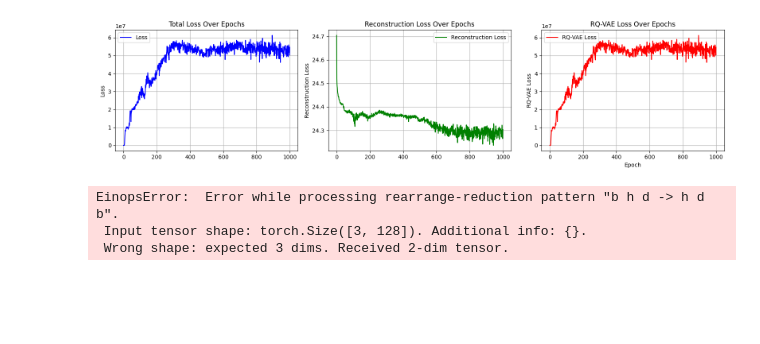
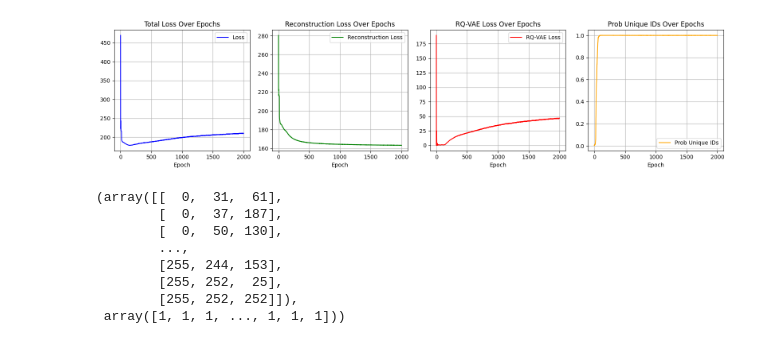
Before and after one commit to justinhangoebl/RQ-VAE-Recommender, a Jupyter notebook: train_rq_vae.ipynb, the cells around one changed output. Drawn from its saved outputs; the diff is of its cells as text; code cells hidden in the pictures; blank space fills up the shorter version.

Commit message:
add correct kmeans and single item semantic id generation

```diff
--- a/train_rq_vae.ipynb
+++ b/train_rq_vae.ipynb
@@ -16,21 +10,21 @@ from tqdm import tqdm
 from data.loader import load_amazon
 from modules.rq_vae import RQ_VAE
 # %%
-batch_size = 32
-normalize_data = True
+batch_size = 256
+normalize_data = False
 train_loader, data_clean = load_amazon(category='beauty', batch_size=batch_size, normalize_data=normalize_data)
 
-input_dimension = data_clean.shape[1]
+input_dimension = train_loader.dataset.shape[1]
 hidden_dimension = [input_dimension, 512, 256]
-latent_dimension = 128
+latent_dimension = 256
 
 num_codebook_layers = 3
 codebook_clusters = 256
 commitment_weight = 0.25
 
 learning_rate = 1e-3
-weight_decay = 1e-5
-num_epochs = 1000
+weight_decay = 1e-4
+num_epochs = 2000
 # %%
 model = RQ_VAE(
         input_dim = input_dimension,
@@ -45,9 +39,7 @@ model = RQ_VAE(
 device = torch.device("cuda" if torch.cuda.is_available() else "cpu")
 model.to(device)
 
-model.kmeans_init_codebooks(torch.tensor(data_clean))
-
-optimizer = optim.Adam(model.parameters(), lr=learning_rate, weight_decay=weight_decay)
+optimizer = optim.AdamW(model.parameters(), lr=learning_rate, weight_decay=weight_decay)
 # %%
 def train(model, train_loader, optimizer, num_epochs):
     model.train()
@@ -59,6 +51,10 @@ def train(model, train_loader, optimizer, num_epochs):
         total_loss = 0
         total_reconstruction_loss = 0
         total_commit_loss = 0
+        p_unique = 0
+        if(epoch == 0):
+            kmeans_init_data = torch.Tensor(data_clean[torch.arange(min(20000, len(data_clean)))]).to(device, dtype=torch.float32)
+            model(kmeans_init_data)
 
         for batch in train_loader:
             batch = batch.to(device).float()
@@ -70,11 +66,13 @@ def train(model, train_loader, optimizer, num_epochs):
             total_loss += result.loss.item()
             total_reconstruction_loss += result.reconstruction_loss.item()
             total_commit_loss += result.rqvae_loss.item()
+            p_unique += result.p_unique_ids.item()
         epoch_stats = {"Epoch": epoch,
                         "Loss": total_loss / len(train_loader),
                         "Reconstruction Loss": total_reconstruction_loss / len(train_loader),
-                        "Commitment Loss": total_commit_loss / len(train_loader)}
-        epoch_progress.set_postfix(Loss=epoch_stats["Loss"])
+                        "Commitment Loss": total_commit_loss / len(train_loader),
+                        "Prob Unique IDs": p_unique / len(train_loader)}
+        epoch_progress.set_postfix(epoch_stats)
         results.append(epoch_stats)
     return results
 # %%
@@ -83,7 +81,7 @@ losses = train(model, train_loader, optimizer, num_epochs)
 from matplotlib import pyplot as plt
 
 
-fig, axs = plt.subplots(1, 3, figsize=(16, 4), sharex=True)
+fig, axs = plt.subplots(1, 4, figsize=(16, 4), sharex=True)
 # Loss
 axs[0].plot(
     [item['Epoch'] for item in losses],
@@ -91,54 +89,70 @@ axs[0].plot(
     label='Loss',
     color='blue'
 )
-axs[0].set_ylabel("Loss")
+axs[0].set_xlabel("Epoch")
 axs[0].set_title("Total Loss Over Epochs")
 axs[0].legend()
 axs[0].grid(True)
 
 # RQ-VAE Loss
 axs[1].plot(
     [item['Epoch'] for item in losses],
     [item['Reconstruction Loss'].cpu().item() if hasattr(item['Reconstruction Loss'], 'cpu') else item['Reconstruction Loss'] for item in losses],
     label='Reconstruction Loss',
     color='green'
 )
-axs[1].set_ylabel("Reconstruction Loss")
+axs[1].set_xlabel("Epoch")
 axs[1].set_title("Reconstruction Loss Over Epochs")
 axs[1].legend()
 axs[1].grid(True)
 
 # Reconstruction Loss
 axs[2].plot(
     [item['Epoch'] for item in losses],
     [item['Commitment Loss'].cpu().item() if hasattr(item['Commitment Loss'], 'cpu') else item['Commitment Loss'] for item in losses],
     label='RQ-VAE Loss',
     color='red'
 )
 axs[2].set_xlabel("Epoch")
-axs[2].set_ylabel("RQ-VAE Loss")
 axs[2].set_title("RQ-VAE Loss Over Epochs")
 axs[2].legend()
 axs[2].grid(True)
 
+# Reconstruction Loss
+axs[3].plot(
+    [item['Epoch'] for item in losses],
+    [item['Prob Unique IDs'].cpu().item() if hasattr(item['Prob Unique IDs'], 'cpu') else item['Prob Unique IDs'] for item in losses],
+    label='Prob Unique IDs',
+    color='orange'
+)
+axs[3].set_xlabel("Epoch")
+axs[3].set_title("Prob Unique IDs Over Epochs")
+axs[3].legend()
+axs[3].grid(True)
+
 plt.tight_layout()
 plt.show()
 # %% [output]
-[figure, old version]
+[figure, new version]
 # %%
 sem_ids = []
 
 for datapoint in tqdm(data_clean, desc="Getting semantic ids"):
-    song = torch.tensor(datapoint).to(device).float()
+    product = torch.tensor(datapoint).to(device).float()
 
     with torch.no_grad():
-        sem_id = model.get_semantic_ids(song).sem_ids
+        sem_id = model.get_semantic_id_single(product)
         sem_ids.append(sem_id)
 
 sem_ids_cpu = [tensor.cpu() for tensor in sem_ids]
-sem_ids_cpu = np.array(sem_ids_cpu)[:,0,:]
+sem_ids_cpu = np.array(sem_ids_cpu)
 np.unique([x.cpu() for x in sem_ids], axis=0, return_counts=True)
 # %% [output]
-EinopsError:  Error while processing rearrange-reduction pattern "b h d -> h d b".
- Input tensor shape: torch.Size([3, 128]). Additional info: {}.
- Wrong shape: expected 3 dims. Received 2-dim tensor.
+(array([[  0,  31,  61],
+        [  0,  37, 187],
+        [  0,  50, 130],
+        ...,
+        [255, 244, 153],
+        [255, 252,  25],
+        [255, 252, 252]]),
+ array([1, 1, 1, ..., 1, 1, 1]))
```
Also changed, not shown: parts of 1 cell of this notebook, 2 other files.
